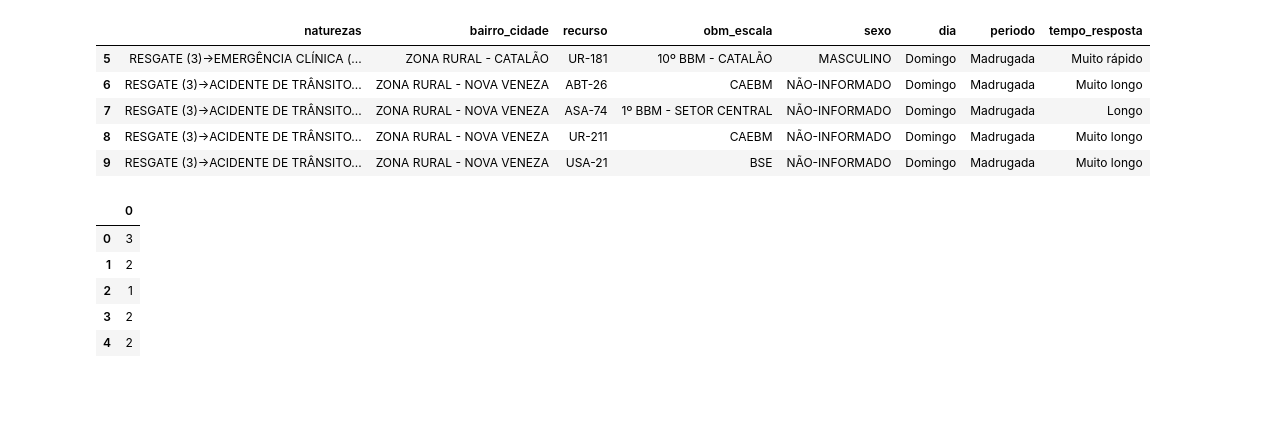
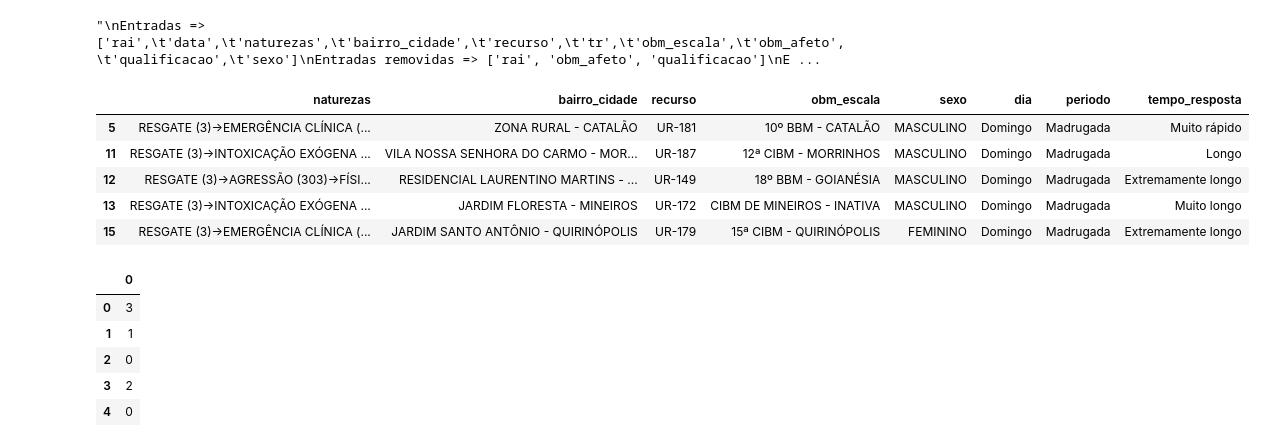
Before and after one commit to higoreller/pos_machine_learning, a Jupyter notebook: src/class/portfolio_project/occurrences_tr.ipynb, the cells around one changed output. Saved outputs shown, nothing was run; the diff lists cells and outputs as text; code cells hidden in the pictures; blank space fills up the shorter version.

```diff
--- a/src/class/portfolio_project/occurrences_tr.ipynb
+++ b/src/class/portfolio_project/occurrences_tr.ipynb
@@ -13,12 +13,51 @@ from joblib import dump, load
 import pandas as pd
 import numpy as np
 import datetime
+# %%
+# MY CRISP ROUTINE
+
+# 1 - BUSINESS UNDERSTANDING AND DATA UNDERSTANDING
+"""
+
+Entradas => ['rai',	'data',	'naturezas',	'bairro_cidade',	'recurso',	'tr',	'obm_escala',	'obm_afeto',	'qualificacao',	'sexo']
+
+Tipos de dados das entradas = {
+  'rai' : 'int',
+  'data': 'timestamp',
+  'naturezas' : 'str',
+  'bairro_cidade' : 'str',
+  'recurso' : 'str',
+  'tr': 'datetime.time',
+  'obm_escala': 'str',
+  'obm_afeto': 'str',
+  'qualificacao': 'str',
+  'sexo': 'str'
+}
+
+A saída é dada por uma rede neural multiclasse que irá classificar as entradas em uma das categorias abaixo:
+
+Saída => ["tempo_resposta"] => ["Muito rápido", "Rápido", "Médio", "Longo", "Muito longo", "Extremamente longo"]
+
+OBS: a saída mais interessante para o negócio é o "recurso", entretanto o algoritmo será realizado em outro momento.
+Isso devido ao fato dos recursos formarem muitas categorias.
+
+"""
+# 2 - DATA PREPARATION
+"""
+Entradas => ['rai',	'data',	'naturezas',	'bairro_cidade',	'recurso',	'tr',	'obm_escala',	'obm_afeto',	'qualificacao',	'sexo']
+Entradas removidas => ['rai', 'obm_afeto', 'qualificacao']
+Entradas convertidas em outros dados:
+  - ['data'] => ['dia', 'periodo']
+  - ['tr'] => ['tempo_resposta']
+"""
+# %% [output]
+"\nEntradas => ['rai',\t'data',\t'naturezas',\t'bairro_cidade',\t'recurso',\t'tr',\t'obm_escala',\t'obm_afeto',\t'qualificacao',\t'sexo']\nEntradas removidas => ['rai', 'obm_afeto', 'qualificacao']\nE ...
 # %%
 # DATA PRE-PREPARATION
 file_path = '../../../dataset/occurrences.xlsx'
 
 df = pd.read_excel(file_path)
-df = df.drop(["rai", "obm_afeto", "qualificacao"], axis=1)
+df = df.drop(["rai", "obm_afeto", "qualificacao"], axis=1).loc[0:200000,:]
 
 #REMOVING NULL VALUES
 df.loc[pd.isnull(df["data"])]
@@ -33,6 +72,7 @@ df = df.loc[df["recurso"] != "(null)"]
 df = df.loc[df["tr"] != "(null)"]
 df = df.loc[df["obm_escala"] != "(null)"]
 df = df.loc[df["sexo"] != "(null)"]
+df = df.loc[df["sexo"] != "NÃO-INFORMADO"]
 
 #TRANSFORMING "data" COLUMN INTO NEW COLUMNS "dia" e "periodo". ALSO TRANSFORMING "tr" COLUMN INTO "tempo_resposta" COLUMN
 
@@ -73,35 +113,35 @@ def response_time(response_time):
 
         if 0 <= total_time_in_minutes <= 10:
             return response_time_metric[0]
         elif 10 < total_time_in_minutes <= 15:
             return response_time_metric[1]
         elif 15 < total_time_in_minutes <= 20:
             return response_time_metric[2]
         elif 20 <  total_time_in_minutes <= 30:
             return response_time_metric[3]
         elif 30 < total_time_in_minutes <= 45:
             return response_time_metric[4]
         elif total_time_in_minutes > 45:
             return response_time_metric[5]
 
 #Lembrar de remover os valores que não são datetime.time do df["tr"]
 df.loc[:, "dia"] = df["data"].apply(day_name)
 df.loc[:, "periodo"] = df["data"].apply(period_of_day)
 df.loc[:, "tempo_resposta"] = df["tr"].apply(response_time)
 
 #REMOVING "DATA" AND "TR" COLUMNS
 
 df = df.drop(["data", "tr"], axis=1)
 
-#Removing None values
+#REMOVING NONE VALUES
 df = df.dropna()
 df = df.mask(df.eq('None')).dropna()
 df = df.astype(str)
 df.head()
 # %% [output]
 |  | naturezas | bairro_cidade | recurso | obm_escala | sexo | dia | periodo | tempo_resposta |
 | 5 | RESGATE (3)->EMERGÊNCIA CLÍNICA (... | ZONA RURAL - CATALÃO | UR-181 | 10º BBM - CATALÃO | MASCULINO | Domingo | Madrugada | Muito rápido |
-| 6 | RESGATE (3)->ACIDENTE DE TRÂNSITO... | ZONA RURAL - NOVA VENEZA | ABT-26 | CAEBM | NÃO-INFORMADO | Domingo | Madrugada | Muito longo |
-| 7 | RESGATE (3)->ACIDENTE DE TRÂNSITO... | ZONA RURAL - NOVA VENEZA | ASA-74 | 1º BBM - SETOR CENTRAL | NÃO-INFORMADO | Domingo | Madrugada | Longo |
-| 8 | RESGATE (3)->ACIDENTE DE TRÂNSITO... | ZONA RURAL - NOVA VENEZA | UR-211 | CAEBM | NÃO-INFORMADO | Domingo | Madrugada | Muito longo |
-| 9 | RESGATE (3)->ACIDENTE DE TRÂNSITO... | ZONA RURAL - NOVA VENEZA | USA-21 | BSE | NÃO-INFORMADO | Domingo | Madrugada | Muito longo |
+| 11 | RESGATE (3)->INTOXICAÇÃO EXÓGENA ... | VILA NOSSA SENHORA DO CARMO - MOR... | UR-187 | 12ª CIBM - MORRINHOS | MASCULINO | Domingo | Madrugada | Longo |
+| 12 | RESGATE (3)->AGRESSÃO (303)->FÍSI... | RESIDENCIAL LAURENTINO MARTINS - ... | UR-149 | 18º BBM - GOIANÉSIA | MASCULINO | Domingo | Madrugada | Extremamente longo |
+| 13 | RESGATE (3)->INTOXICAÇÃO EXÓGENA ... | JARDIM FLORESTA - MINEIROS | UR-172 | CIBM DE MINEIROS - INATIVA | MASCULINO | Domingo | Madrugada | Muito longo |
+| 15 | RESGATE (3)->EMERGÊNCIA CLÍNICA (... | JARDIM SANTO ANTÔNIO - QUIRINÓPOLIS | UR-179 | 15ª CIBM - QUIRINÓPOLIS | FEMININO | Domingo | Madrugada | Extremamente longo |
@@ -108,26 +159,24 @@ df.head()
 # %%
 def prepareY(df):
-    # # Drop rows with no Output values
-    # df.dropna(subset=['Var_1'], inplace=True)
 
-    # extract Y and drop from dataframe
-    Y = df["tempo_resposta"]
+    # EXTRACT Y AND DROP FROM DATAFRAME
+    Y = df[class_col]
 
-    # encode class values as integers
+    # ENCODE CLASS VALUES AS INTEGERS
     yencoder = LabelEncoder()
     yencoder.fit(Y)
     return yencoder.transform(Y)
 
 y = prepareY(df)
-df = df.drop(["tempo_resposta"], axis=1)
+df = df.drop([class_col], axis=1)
 pd.DataFrame(y).head()
 # %% [output]
 |  | 0 |
 | 0 | 3 |
-| 1 | 2 |
-| 2 | 1 |
+| 1 | 1 |
+| 2 | 0 |
 | 3 | 2 |
-| 4 | 2 |
+| 4 | 0 |
 # %%
 numerical_ix = df.select_dtypes(include=['int64', 'float64']).columns
 categorical_ix = df.select_dtypes(include=['object', 'bool']).columns
```
Also changed, not shown: parts of 10 cells of this notebook, 3 other files.
